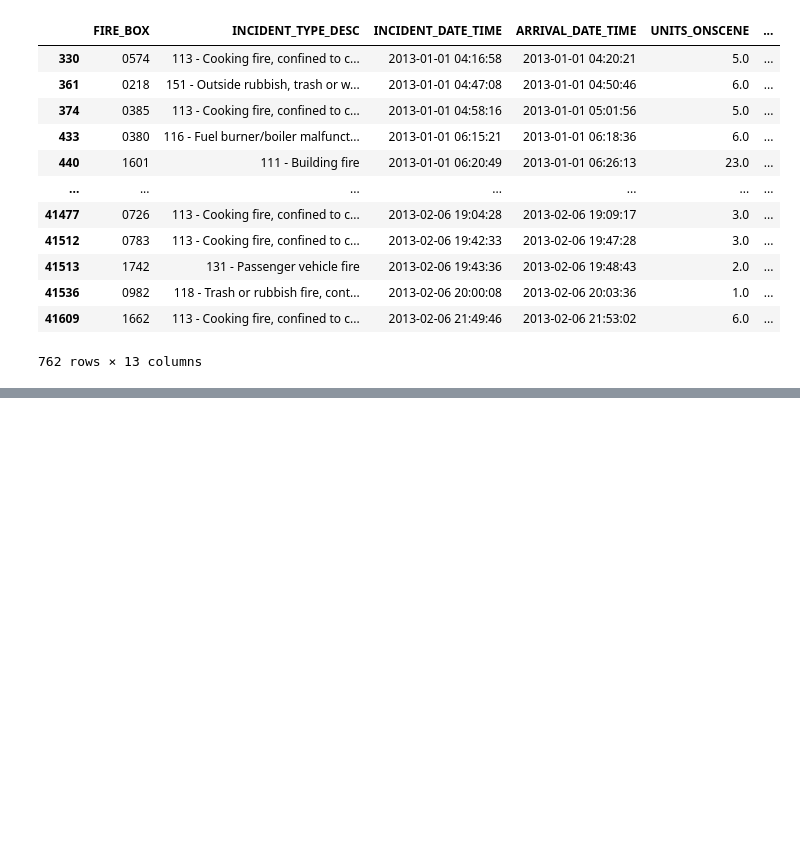
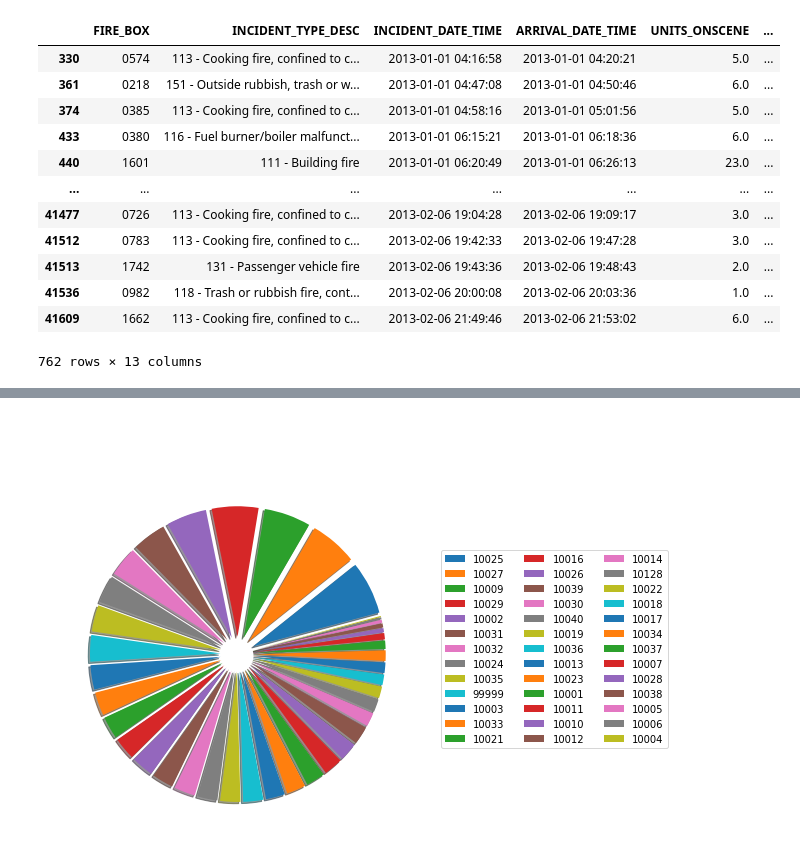
Before and after one commit to daiyanc/nyc_fires, a Jupyter notebook: data_visualization.ipynb, the cells around one changed output, grey strips where cells are left out. Saved outputs shown, nothing was run; the diff lists cells and outputs as text; code cells hidden in the pictures; blank space fills up the shorter version.

```diff
--- a/data_visualization.ipynb
+++ b/data_visualization.ipynb
@@ -369,3 +369,14 @@ for lat, long in zip(manhattan_df.LATITUDE, manhattan_df.LONGITUDE):
 manhattan
 # %% [output]
 [interactive output not drawn]
+# %%
+# Pie Chart - Manhattan
+manhattan_labels = manhattan_df['ZIP_CODE'].value_counts().index.tolist()
+manhattan_explode = [0.2] * len(manhattan_labels)
+plt.pie(manhattan_df['ZIP_CODE'].value_counts(), labels=manhattan_labels, radius=1.5, shadow=True,
+textprops={'color':'w'}, explode=manhattan_explode, startangle=15)
+plt.title('Manhattan Fires 2013-2018 by Zipcode', color='w', y=1.5)
+plt.legend(manhattan_labels, bbox_to_anchor=(2.5, 1), ncol=3)
+plt.show()
+# %% [output]
+[figure, added]
```
Also changed, not shown: parts of 12 cells of this notebook.
